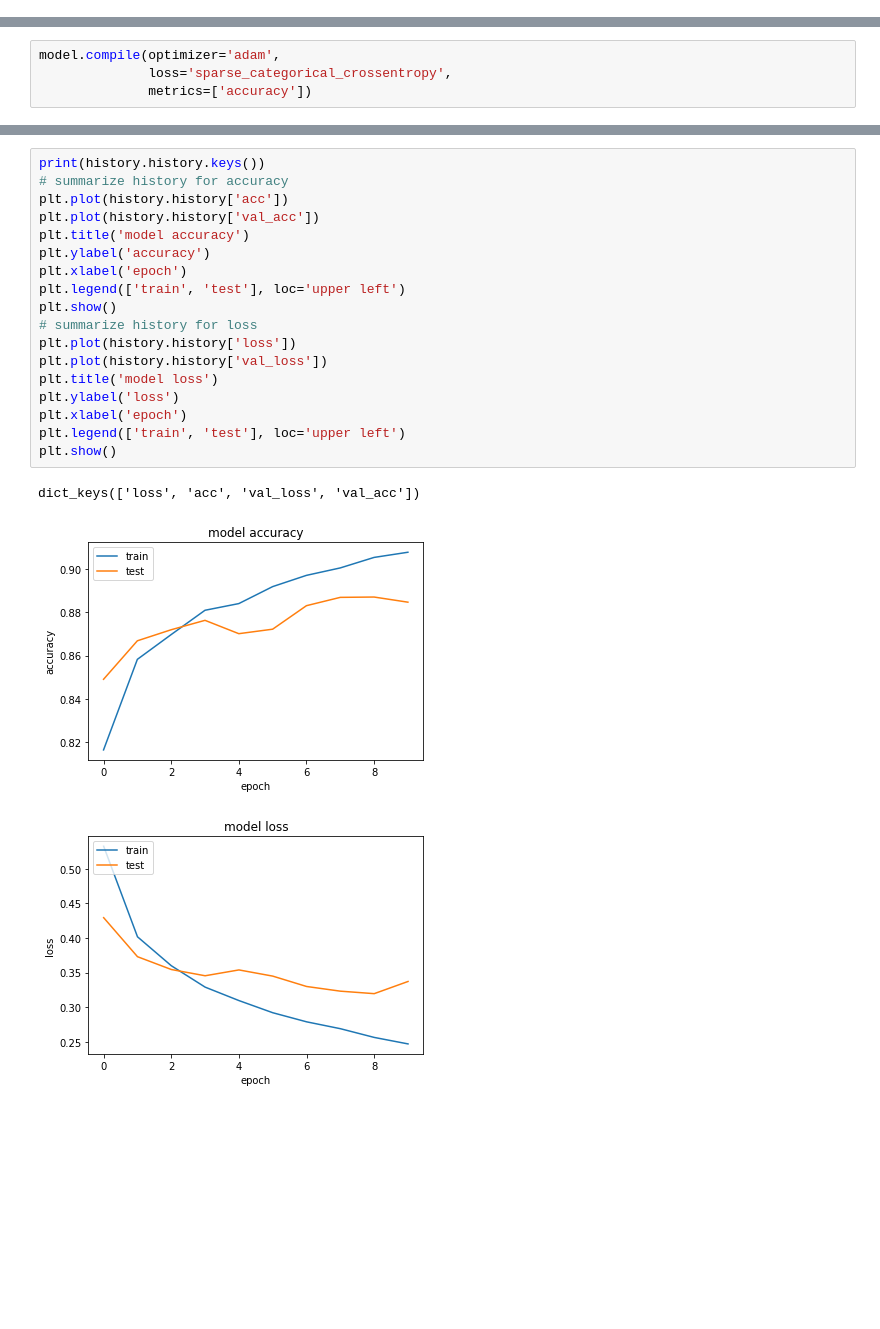
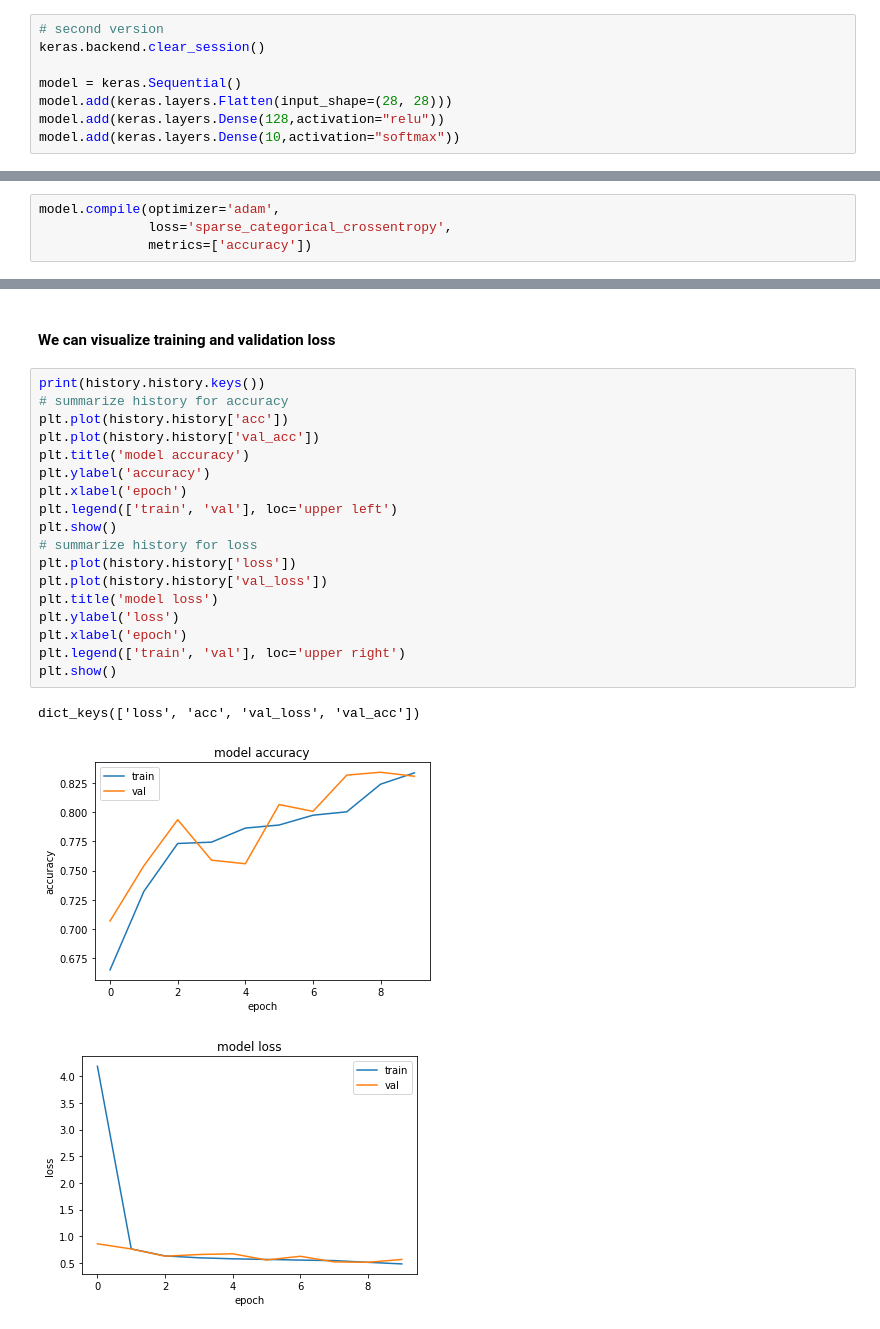
Before and after one commit to garikdza/ISTC_ML_course, a Jupyter notebook: Deep_Learning/CNNs/Intro_to_keras.ipynb, the cells around one changed output, grey strips where cells are left out. Cells and saved outputs as stored; diff of their text form; blank space fills up the shorter version.

Commit message:
Modified Intro_to_keras,add Intro_to_opcv,transfer_learning

```diff
--- a/Deep_Learning/CNNs/Intro_to_keras.ipynb
+++ b/Deep_Learning/CNNs/Intro_to_keras.ipynb
@@ -75,0 +113,8 @@ Call initializer instance with the dtype argument instead of passing it to the c
+# %%
+# second version
+keras.backend.clear_session()
+
+model = keras.Sequential()
+model.add(keras.layers.Flatten(input_shape=(28, 28)))
+model.add(keras.layers.Dense(128,activation="relu"))
+model.add(keras.layers.Dense(10,activation="softmax"))
@@ -100,22 +173,24 @@ Epoch 10/10
+# %% [markdown]
+#### We can visualize training and validation loss
 # %%
 print(history.history.keys())
 # summarize history for accuracy
 plt.plot(history.history['acc'])
 plt.plot(history.history['val_acc'])
 plt.title('model accuracy')
 plt.ylabel('accuracy')
 plt.xlabel('epoch')
-plt.legend(['train', 'test'], loc='upper left')
+plt.legend(['train', 'val'], loc='upper left')
 plt.show()
 # summarize history for loss
 plt.plot(history.history['loss'])
 plt.plot(history.history['val_loss'])
 plt.title('model loss')
 plt.ylabel('loss')
 plt.xlabel('epoch')
-plt.legend(['train', 'test'], loc='upper left')
+plt.legend(['train', 'val'], loc='upper right')
 plt.show()
 # %% [output]
 dict_keys(['loss', 'acc', 'val_loss', 'val_acc'])
-[figure, old version]
+[figure, new version]
-[figure, old version]
+[figure, new version]
```
Also changed, not shown: parts of 25 cells of this notebook, 1 other file.
